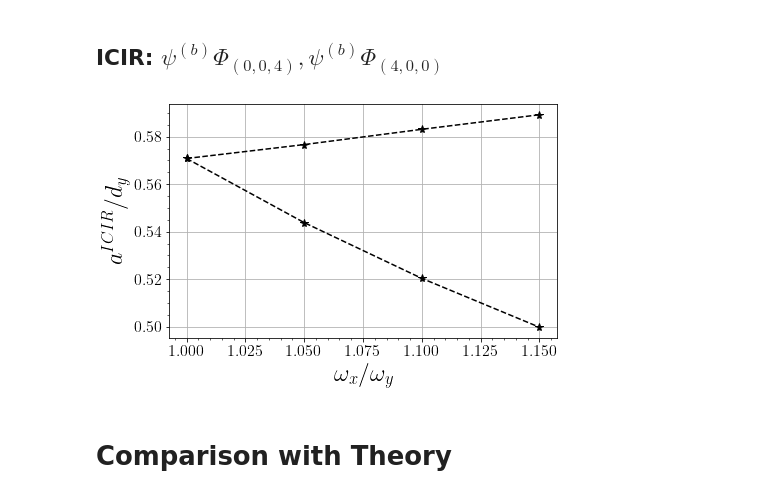
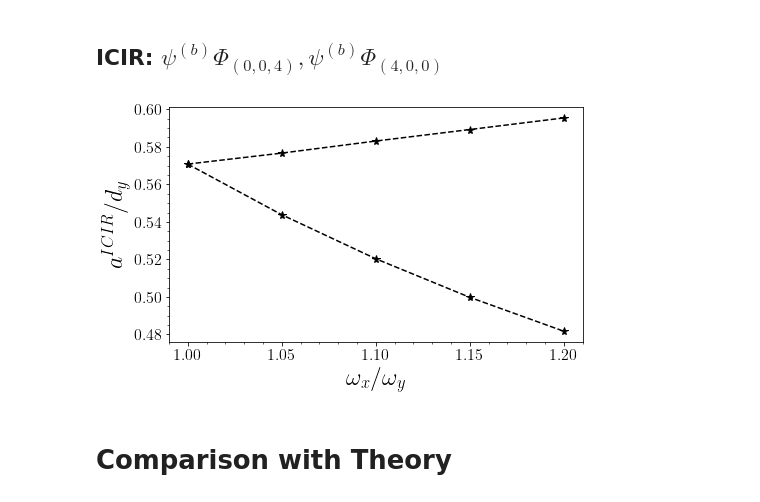
Before and after one commit to TsspGit/Ultracold_Atoms_src, a Jupyter notebook: Analysis/q3d/ICIR_LiLi_q3d.ipynb, the cells around one changed output. Saved outputs shown, nothing was run; the diff lists cells and outputs as text; code cells hidden in the pictures.

```diff
--- a/Analysis/q3d/ICIR_LiLi_q3d.ipynb
+++ b/Analysis/q3d/ICIR_LiLi_q3d.ipynb
@@ -20,25 +20,26 @@ aursize = (4.3*aur, 4.3)
 # %% [markdown]
 ## ICIR: $\psi^{(b)}\Phi_{(0, 0, 4)}, \psi^{(b)}\Phi_{(4, 0, 0)}$
 # %%
-wxwy = [1, 1.05, 1.1, 1.15]
-ady_up = [5.708198957617527380e-01, 5.766704639003399357e-01, 5.831008618466336779e-01, 0.5892340977799879]
-ady_down = [5.708198957617527380e-01, 5.438213446870238110e-01, 5.203446640869938689e-01, 0.49978460598090463]
+wxwy = [1, 1.05, 1.1, 1.15, 1.20]
+ady_up = [5.708198957617527380e-01, 5.766704639003399357e-01, 5.831008618466336779e-01, 0.5892340977799879, 0.5954192051008763]
+ady_down = [5.708198957617527380e-01, 5.438213446870238110e-01, 5.203446640869938689e-01, 0.49978460598090463, 0.48171982795601725]
 # %%
 #np.savetxt('Results/ICIR_q1D.txt', [wxwy, ady_up, ady_down], header='wx/wy, asc(020), asc(200)')
 # %%
 fig, ax = plt.subplots(figsize=aursize)
 ax.plot(wxwy, ady_up, 'k--*', markersize=8)
 ax.plot(wxwy, ady_down, 'k--*', markersize=8)
 #ax.set_xlim(0.997, 1.254)
 #ax.set_ylim(0.50, 0.59)
 ax.set_xlabel('$\omega_x/\omega_y$')
 ax.set_ylabel('$a^{ICIR}/d_y$')
 ax.xaxis.set_minor_locator(AutoMinorLocator())
 ax.yaxis.set_minor_locator(AutoMinorLocator())
-plt.grid()
+#plt.grid()
+plt.tight_layout()
 fig.savefig('Results/Figures/ICIR_q3d.png', dpi=200)
 # %% [output]
-[figure, old version]
+[figure, new version]
 # %% [markdown]
 # Comparison with Theory
 # %%
```
Also changed, not shown: 10 other files.
